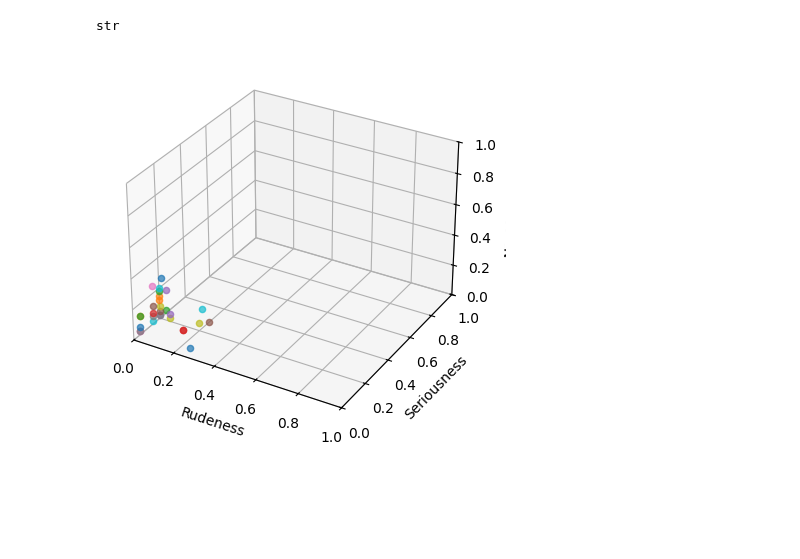
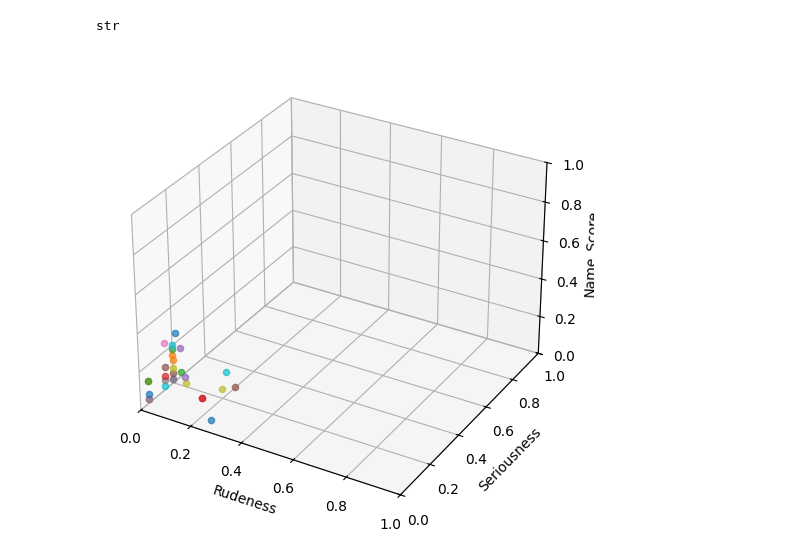
Before and after one commit to ichzann/social-comment-map, a Jupyter notebook: map.ipynb, the cells around one changed output. Drawn from its saved outputs; the diff is of its cells as text; code cells hidden in the pictures; blank space fills up the shorter version.

```diff
--- a/map.ipynb
+++ b/map.ipynb
@@ -120,28 +120,29 @@ for i in range(30):
 # %%
 
 
 
-fig = plt.figure()
+fig = plt.figure(figsize= (7,6))
 ax = fig.add_subplot(projection='3d')
+
 for s in range(30):
     for m  in ('o'):
         x = csv.iloc[s][2] # Kindess
         y = csv.iloc[s][3]   #Seroiusness
         z = csv.iloc[s][5]   #Nickname_score
 
 
 
     ax.scatter(x,y,z, marker=m, alpha= 0.7)
 
 ax.set_xlabel('Rudeness')
 ax.set_ylabel('Seriousness')
-ax.set_zlabel('Name_Score')
+ax.set_zlabel('Name_Score',labelpad=1)
 
 ax.set_xlim(0,1)
 ax.set_ylim(0,1)
 ax.set_zlim(0,1)
 
 
 plt.show()
 # %% [output]
-[figure, old version]
+[figure, new version]
```
